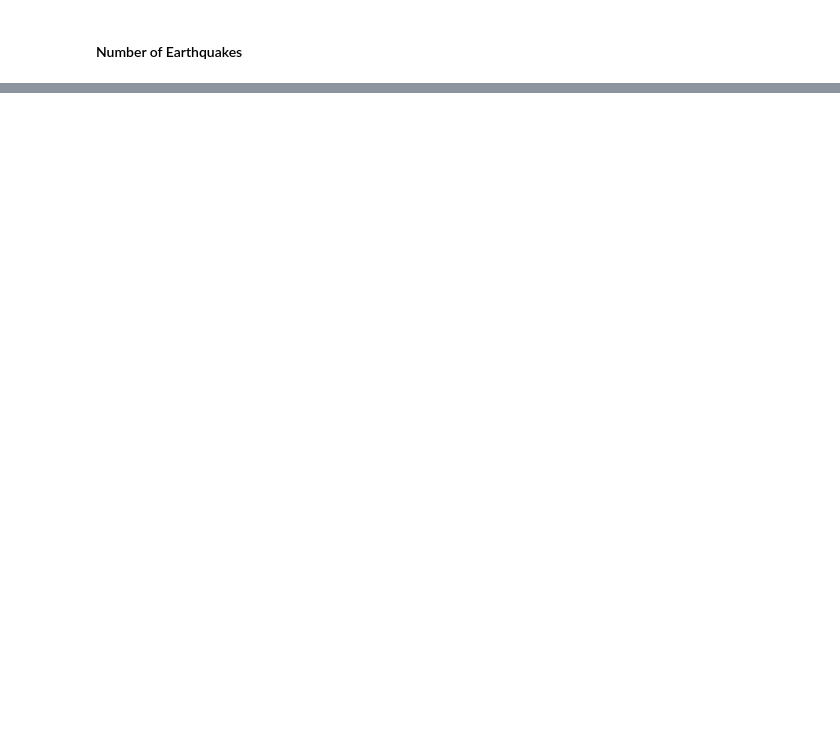
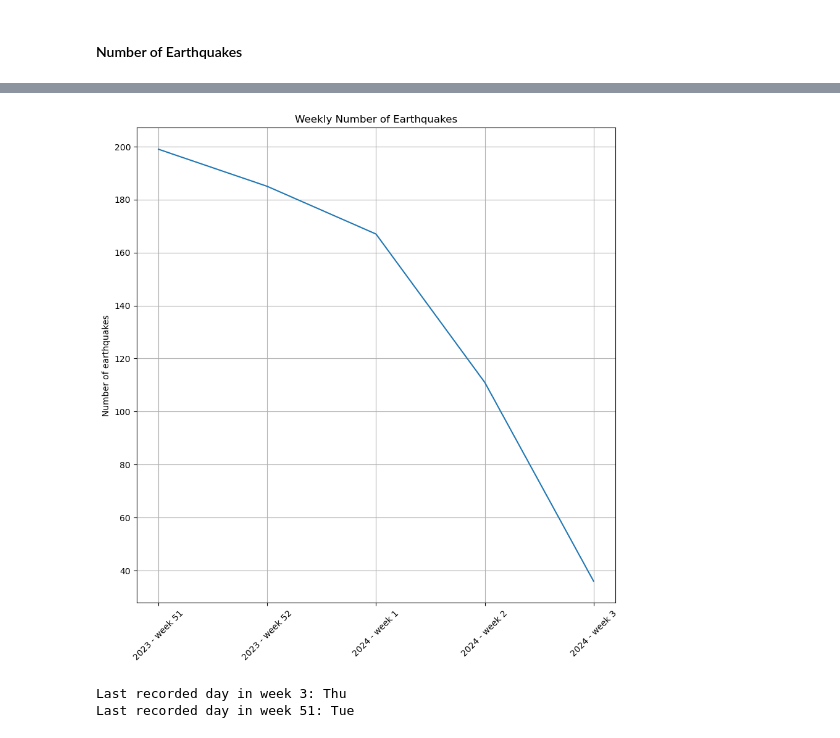
Before and after one commit to ADPriceless/TheDeveloperAcademy_Assignments5and6, a Jupyter notebook: assignment5.ipynb, the cells around one changed output, grey strips where cells are left out. Drawn from its saved outputs; the diff is of its cells as text; code cells hidden in the pictures; blank space fills up the shorter version.

```diff
--- a/assignment5.ipynb
+++ b/assignment5.ipynb
@@ -376,0 +408,37 @@ Text(0.5, 1.0, 'Number of Recorded Earthquakes')
+# %%
+df_mb_mags['week'] = df_mb_mags['time'].apply(lambda t: t.week)
+earthquakes_per_week = df_mb_mags.groupby('week').count()
+earthquakes_per_week = earthquakes_per_week.loc[[51, 52, 1, 2, 3], 'mag']
+
+
+def format_week_number(week_number: str) -> str:
+    if week_number > 50:
+        return f'2023 - week {week_number}'
+    else:
+        return f'2024 - week {week_number}'
+
+
+week_numbers = [format_week_number(week_number) for week_number in earthquakes_per_week.index.values]
+
+fig = plt.figure(figsize=(10,10))
+plt.plot(week_numbers, earthquakes_per_week.values)
+plt.title('Weekly Number of Earthquakes')
+plt.ylabel('Number of earthquakes')
+plt.xticks(rotation=45)
+plt.grid(visible=True)
+# %% [output]
+[figure, added]
+# %%
+# Check whether the first and last recorded weeks are full weeks
+int2weekday = {0: 'Mon', 1: 'Tue', 2: 'Wed', 3: 'Thu', 4: 'Fri', 5: 'Sat', 6: 'Sun'}
+
+week3 = df_mb_mags.where(df_mb_mags['week'] == 3).dropna()
+last_day = int2weekday[week3.loc[:, 'time'].max().weekday()]
+print(f'Last recorded day in week 3: {last_day}')
+
+week51 = df_mb_mags.where(df_mb_mags['week'] == 51).dropna()
+first_day = int2weekday[week51.loc[:, 'time'].min().weekday()]
+print(f'Last recorded day in week 51: {first_day}')
+# %% [output]
+Last recorded day in week 3: Thu
+Last recorded day in week 51: Tue
```
Also changed, not shown: parts of 18 cells of this notebook.
